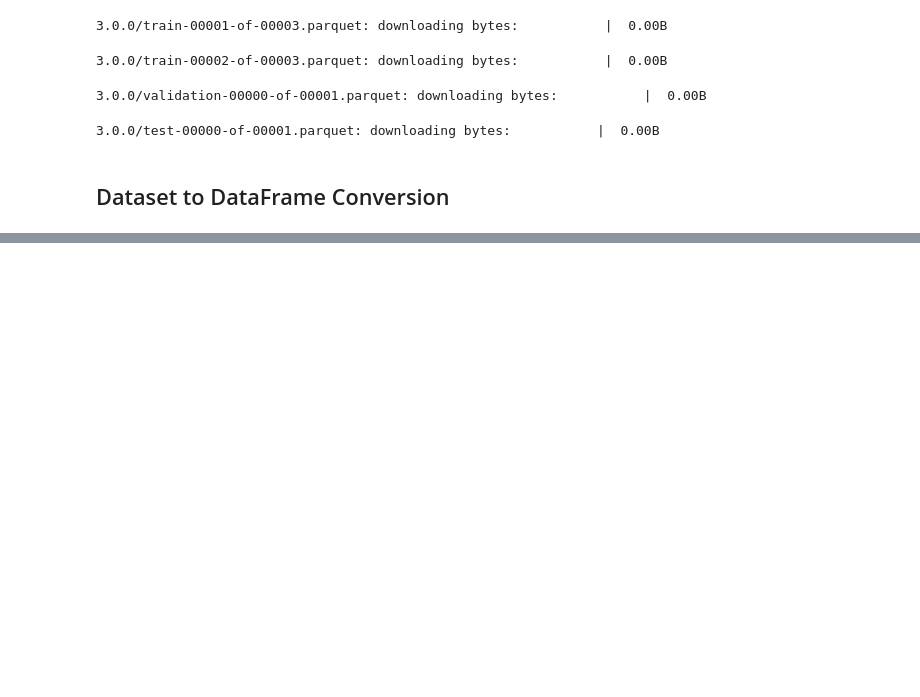
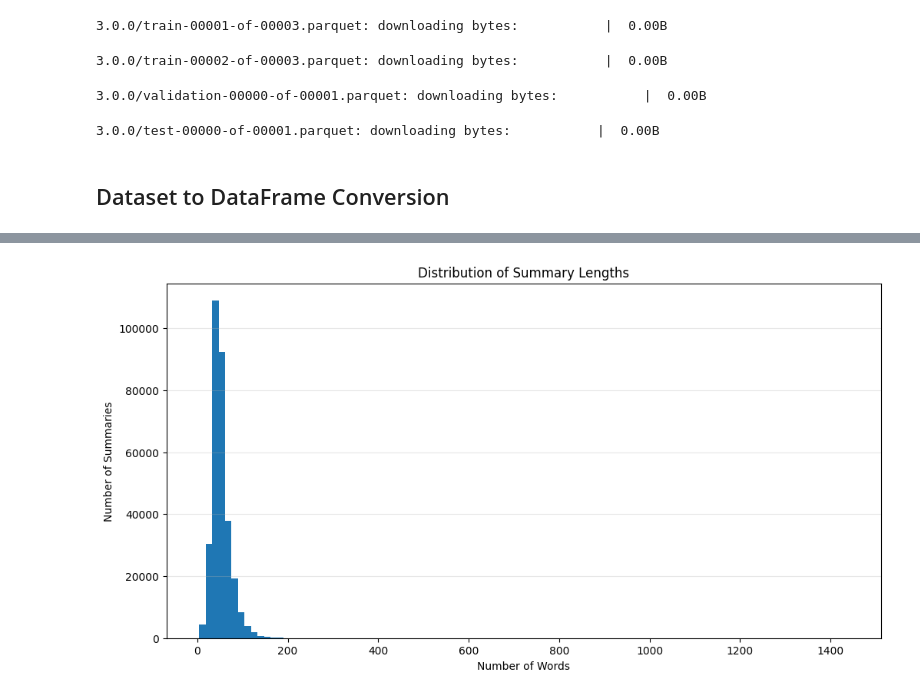
Before and after one commit to m4rtin1/text_summarization, a Jupyter notebook: text_summarization_.ipynb, the cells around one changed output, grey strips where cells are left out. Cells and saved outputs as stored; diff of their text form; code cells hidden in the pictures; blank space fills up the shorter version.

```diff
--- a/text_summarization_.ipynb
+++ b/text_summarization_.ipynb
@@ -20,0 +140,9 @@ df_test = ds["test"].to_pandas()
+# %%
+plt.figure(figsize=(12, 6))
+plt.hist(df["highlights_length"], bins=100)
+plt.title("Distribution of Summary Lengths")
+plt.xlabel("Number of Words")
+plt.ylabel("Number of Summaries")
+plt.grid(axis="y", alpha=0.3)
+# %% [output]
+[figure, added]
```
Also changed, not shown: parts of 20 cells of this notebook.
